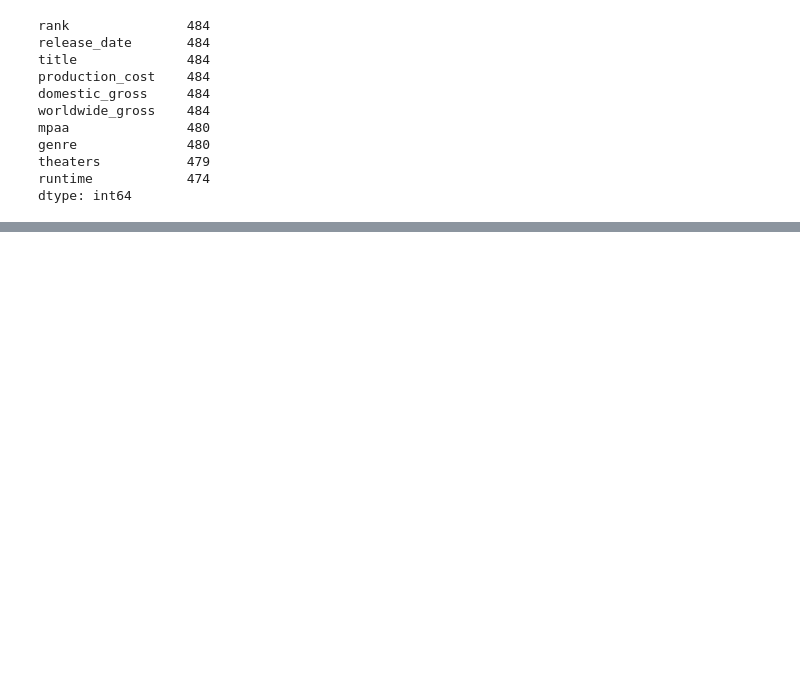
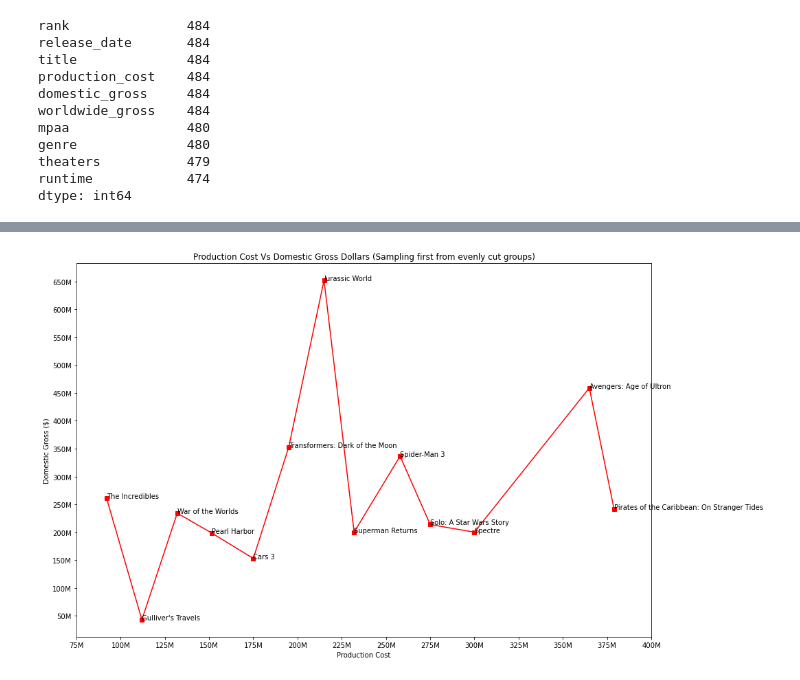
Before and after one commit to geethakan/proj1-eda-top500movies, a Jupyter notebook: MoviesPy/moviepy.ipynb, the cells around one changed output, grey strips where cells are left out. Cells and saved outputs as stored; diff of their text form; code cells hidden in the pictures; blank space fills up the shorter version.

```diff
--- a/MoviesPy/moviepy.ipynb
+++ b/MoviesPy/moviepy.ipynb
@@ -344,0 +651,43 @@ rvalue
+# %%
+# top_df = movies_df.sort_values(['production_cost'], ascending=False).groupby(['Year'])[['Year', 'title',
+#          'production_cost','domestic_gross','worldwide_gross']].first().reset_index(drop=True)
+# top_df = top_df.sort_values(['production_cost'])
+
+top_df = movies_df.sort_values(['production_cost'], ascending=False).groupby(['production_cost'])[['Year', 'title',
+         'production_cost','domestic_gross','worldwide_gross']].first().reset_index(drop=True)
+
+# t1 = top_df.head(5)
+# t2 = top_df.tail(5)
+# # Drop index of bottom
+# t2 = t2.reset_index(drop=True)
+# # Stack t1 and t2
+# top10_df = pd.concat([t1, t2], axis=0)
+
+sliced_df = pd.DataFrame(top_df.groupby(pd.cut(top_df["production_cost"], np.arange(91000000, 400000000, 20000000))).first())
+sliced_df = sliced_df[sliced_df['production_cost'].notna()]
+# %%
+# Plot Production cost Vs Domestic Gross value
+x = sliced_df.iloc[:,2].tolist()
+y = sliced_df.iloc[:,3].tolist()
+text = sliced_df.iloc[:,1].tolist()
+
+fig1, ax1 = plt.subplots()
+fig1.set_figheight(10)
+fig1.set_figwidth(15)
+
+ax1.plot(x, y, label='Domestic', color='red', marker='s')
+for i, txt in enumerate(text):
+    ax1.annotate(txt, (x[i], y[i]))
+
+ax1.yaxis.set_major_formatter(FuncFormatter(format_large_numbers))
+ax1.xaxis.set_major_formatter(FuncFormatter(format_large_numbers))
+plt.xticks(np.arange(75000000, 425000000, 25000000))
+plt.yticks(np.arange(50000000, 700000000, 50000000))
+
+ax1.set_xlabel('Production Cost')
+ax1.set_ylabel('Domestic Gross ($)')
+ax1.set_title('Production Cost Vs Domestic Gross Dollars (Sampling first from evenly cut groups)')
+
+plt.show()
+# %% [output]
+[figure, added]
```
Also changed, not shown: parts of 32 cells of this notebook.
